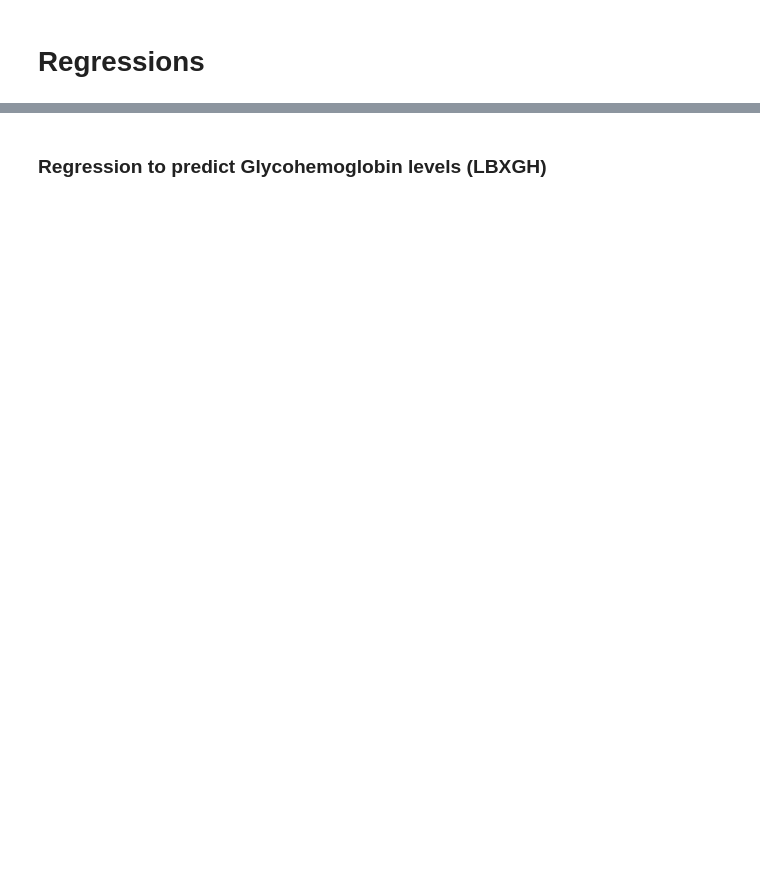
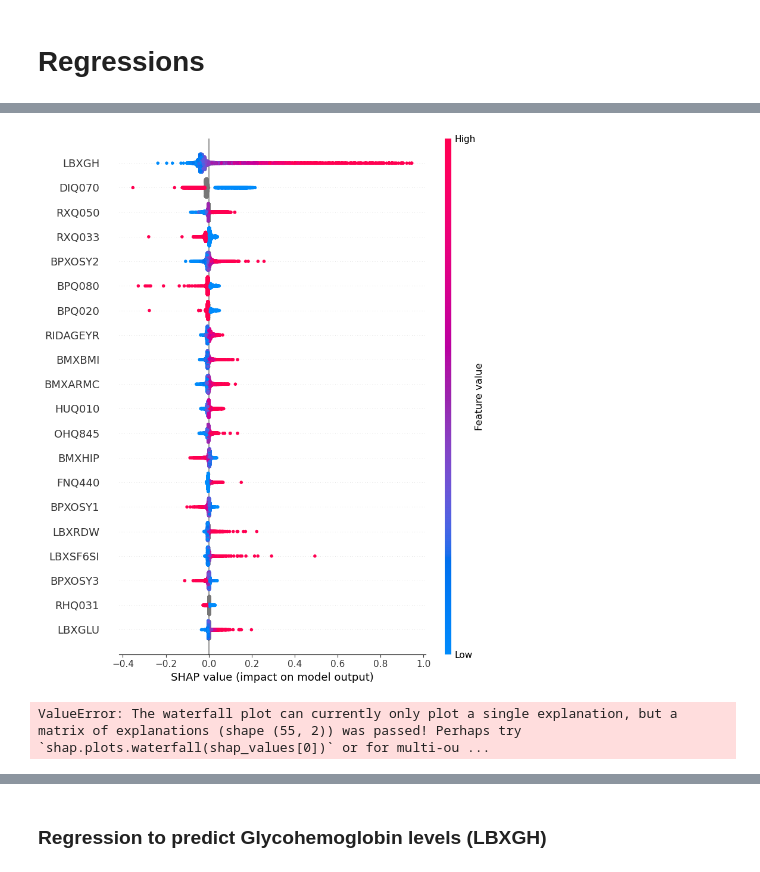
Before and after one commit to PiSaucer/CS426-Project, a Jupyter notebook: diabetes.ipynb, the cells around one changed output, grey strips where cells are left out. Saved outputs shown, nothing was run; the diff lists cells and outputs as text; code cells hidden in the pictures; blank space fills up the shorter version.

```diff
--- a/diabetes.ipynb
+++ b/diabetes.ipynb
@@ -367,0 +386,8 @@ Text(0.5, 1.0, 'Amount of High Correlated Features per Dataset')
+# %%
+sorted_corrs = sorted(filtCorrs, key=lambda x: x[1], reverse=True)
+top_10 = []
+for i in range(0,10):
+    feature = sorted_corrs[i][0]
+    importance = sorted_corrs[i][1]
+    top_10.append((codeDict[feature][1], importance))
+print(top_10)
@@ -480,0 +572,40 @@ plt.show()
+# %%
+import shap
+
+numeric_features = X.select_dtypes(include=['int64', 'float64']).columns
+
+preprocessor = ColumnTransformer(transformers=[
+    ('num', Pipeline([
+        ('imputer', SimpleImputer(strategy='mean')),
+        ('scaler', StandardScaler())
+    ]), numeric_features),
+    # you can add categorical preprocessing here too
+])
+
+pipeline = Pipeline(steps=[
+    ('preprocessor', preprocessor),
+    ('classifier', LogisticRegression())
+])
+
+pipeline.fit(X_train, y_train)
+
+masker = shap.maskers.Independent(X_train)
+
+# Wrap the pipeline's predict_proba function (or use a lambda)
+explainer = shap.Explainer(pipeline.predict_proba, masker)
+
+# Compute SHAP values for class 1 (positive class)
+shap_values = explainer(X_train)
+
+# Plot
+shap.summary_plot(shap_values[..., 1], X_train)
+
+## Supply SHAP with fitted model, also training data (basically for SHAP to learn features distributions)
+#explainer = shap.Explainer(model_pipeline, X_train)
+## Use explainer to compute the model's output values in test set
+#shap_values = explainer(X_train)
+#
+shap.plots.waterfall(shap_values[5], max_display = 14)
+# %% [output]
+[figure, added]
+ValueError: The waterfall plot can currently only plot a single explanation, but a matrix of explanations (shape (55, 2)) was passed! Perhaps try `shap.plots.waterfall(shap_values[0])` or for multi-ou ...
```
Also changed, not shown: parts of 15 cells of this notebook.
